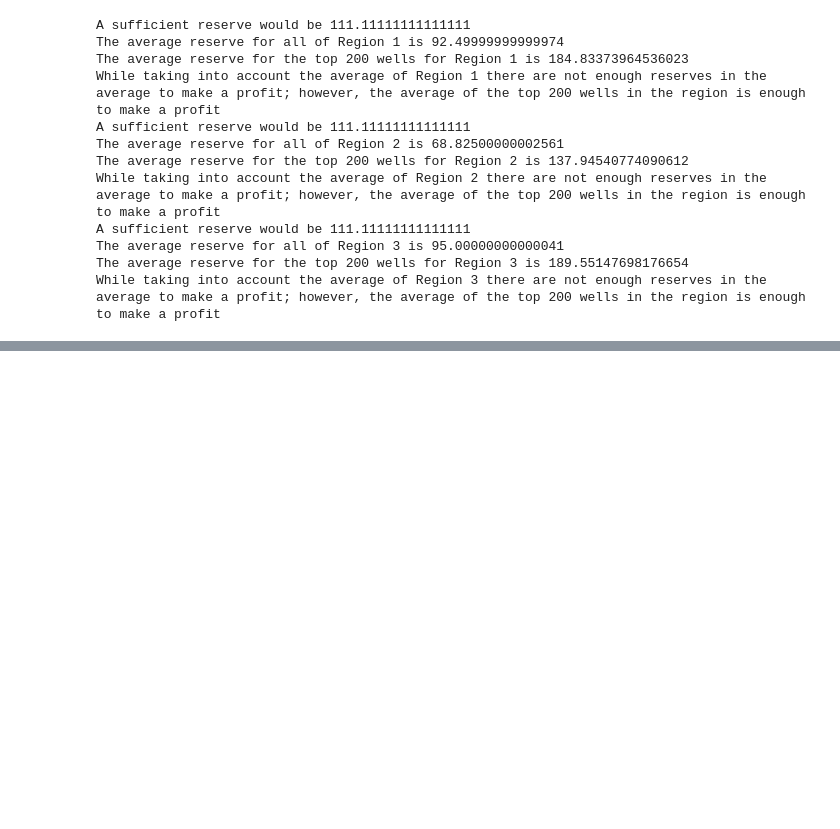
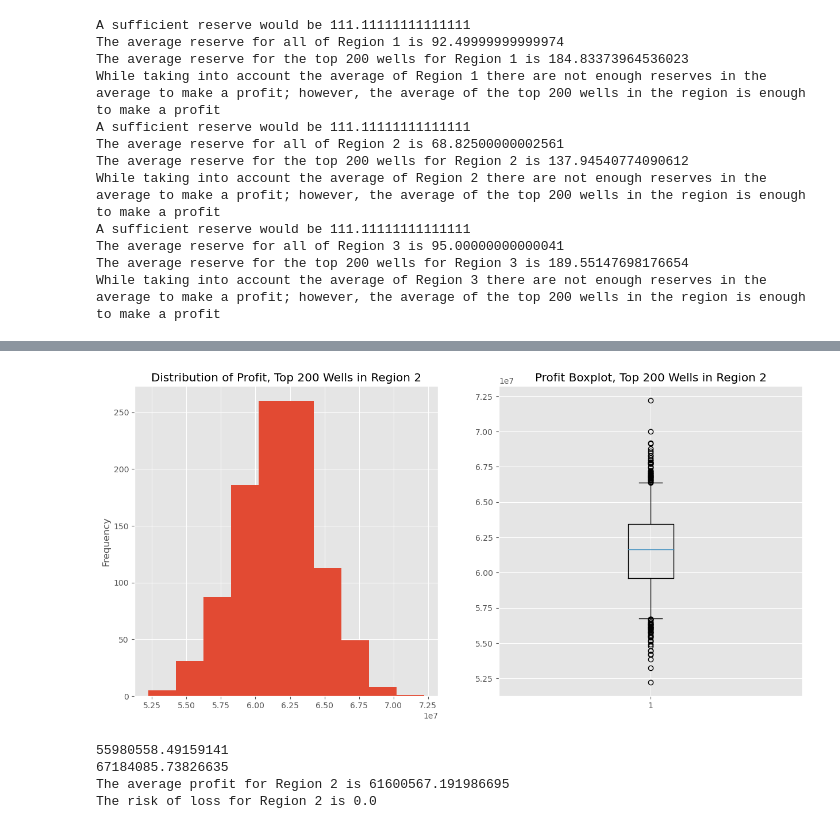
Before and after one commit to LDeYoung17/oily-giant-tripleten, a Jupyter notebook: notebooks/ML.ipynb, the cells around one changed output, grey strips where cells are left out. Saved outputs shown, nothing was run; the diff lists cells and outputs as text; code cells hidden in the pictures; blank space fills up the shorter version.

```diff
--- a/notebooks/ML.ipynb
+++ b/notebooks/ML.ipynb
@@ -444,0 +480,8 @@ While taking into account the predicted average of Region 3  it is predicted the
+# %%
+bootstrap_profit(geo1_model[0], geo1_model[1], 'Distribution of Profit, Top 200 Wells in Region 2', 'Profit Boxplot, Top 200 Wells in Region 2', 'Region 2')
+# %% [output]
+[figure, added]
+55980558.49159141
+67184085.73826635
+The average profit for Region 2 is 61600567.191986695
+The risk of loss for Region 2 is 0.0
```
Also changed, not shown: parts of 22 cells of this notebook.
